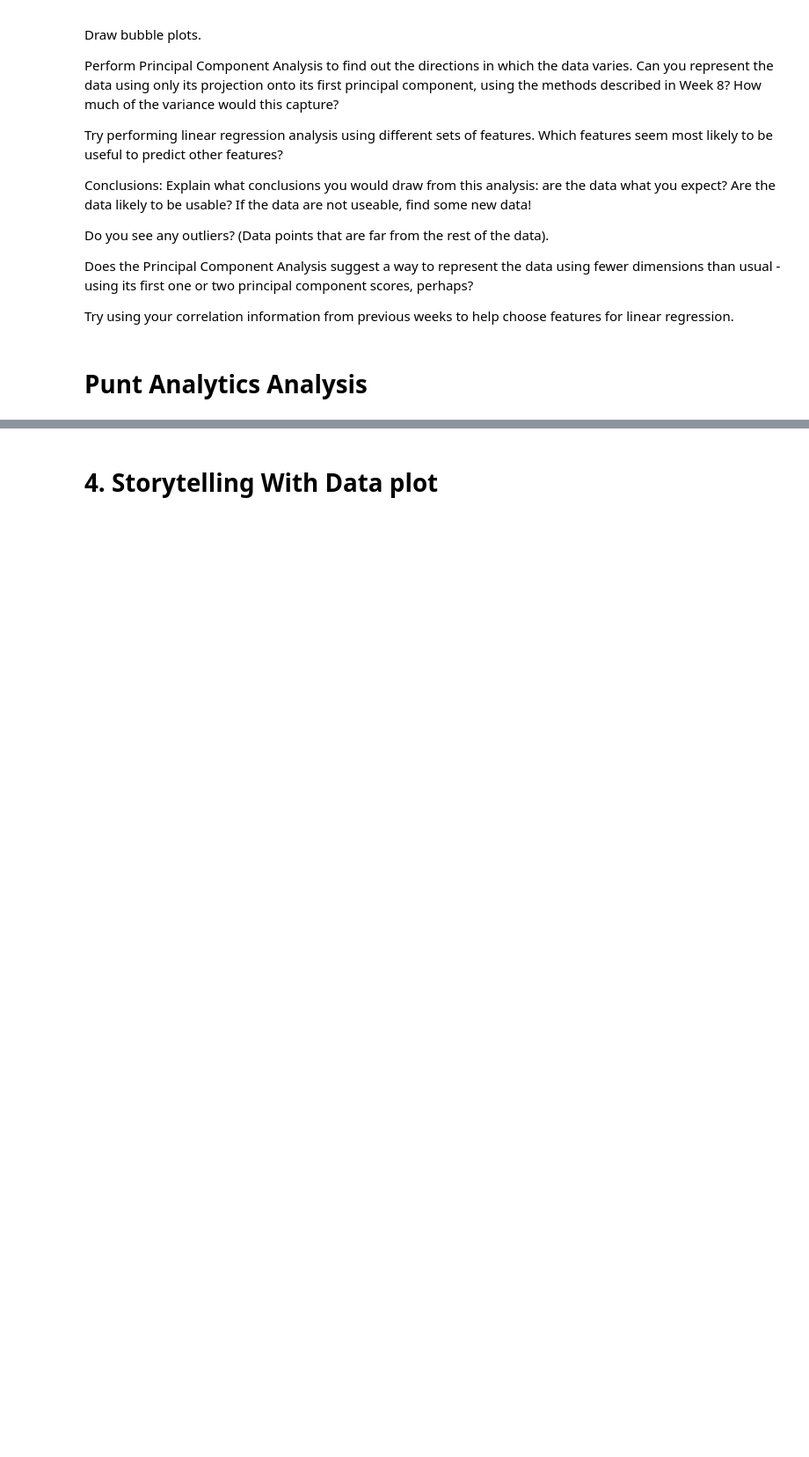
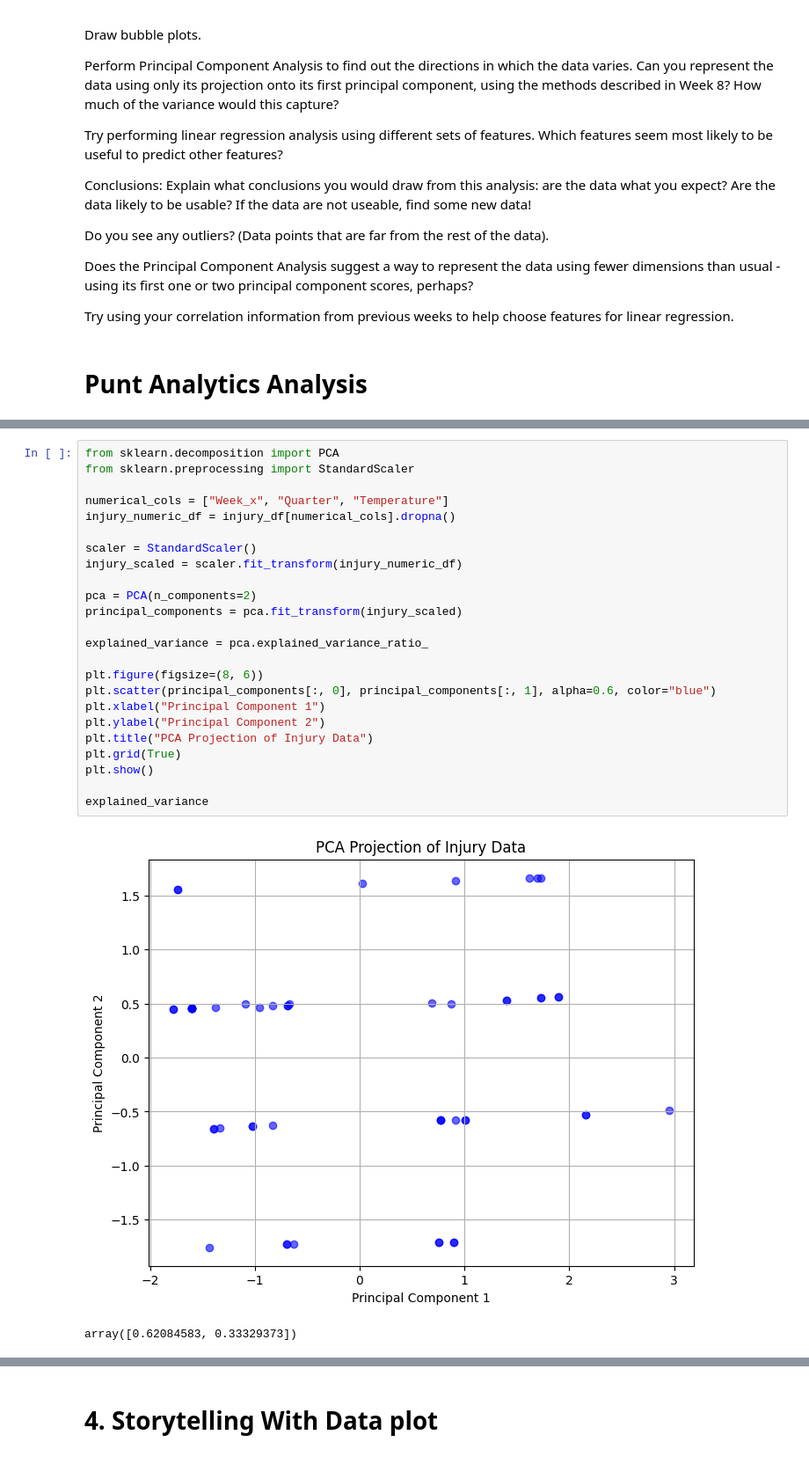
Before and after one commit to cwmckee91/dx699, a Jupyter notebook: 2025-spring-B2/Week9.ipynb, the cells around one changed output, grey strips where cells are left out. Shown: that part at 88% size. Cells and saved outputs as stored; diff of their text form; blank space fills up the shorter version.

Commit message:
week 9 work

```diff
--- a/2025-spring-B2/Week9.ipynb
+++ b/2025-spring-B2/Week9.ipynb
@@ -157,0 +193,27 @@ plt.show()
+# %%
+from sklearn.decomposition import PCA
+from sklearn.preprocessing import StandardScaler
+
+numerical_cols = ["Week_x", "Quarter", "Temperature"]
+injury_numeric_df = injury_df[numerical_cols].dropna()
+
+scaler = StandardScaler()
+injury_scaled = scaler.fit_transform(injury_numeric_df)
+
+pca = PCA(n_components=2)
+principal_components = pca.fit_transform(injury_scaled)
+
+explained_variance = pca.explained_variance_ratio_
+
+plt.figure(figsize=(8, 6))
+plt.scatter(principal_components[:, 0], principal_components[:, 1], alpha=0.6, color="blue")
+plt.xlabel("Principal Component 1")
+plt.ylabel("Principal Component 2")
+plt.title("PCA Projection of Injury Data")
+plt.grid(True)
+plt.show()
+
+explained_variance
+# %% [output]
+[figure, added]
+array([0.62084583, 0.33329373])
```
Also changed, not shown: parts of 6 cells of this notebook.
